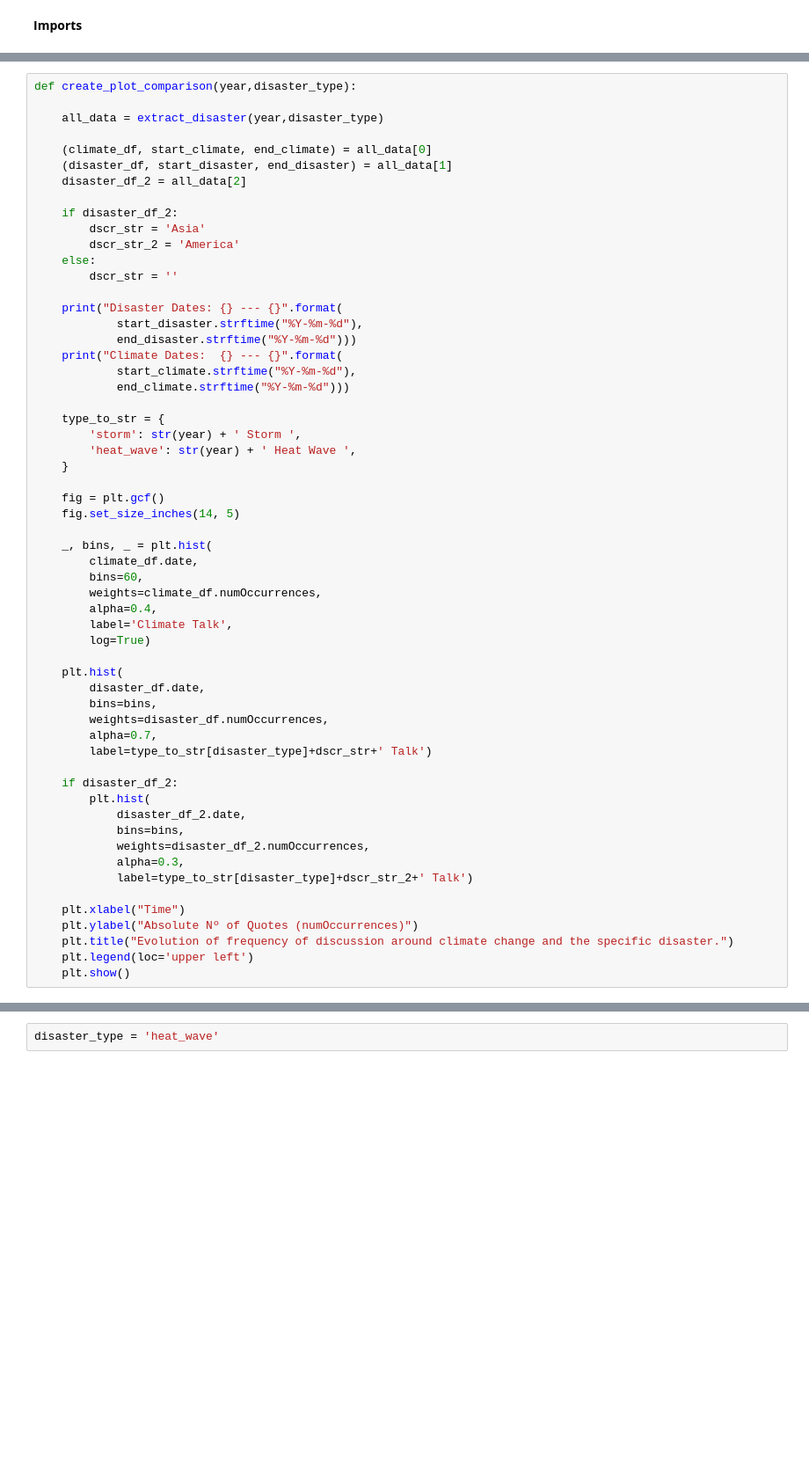
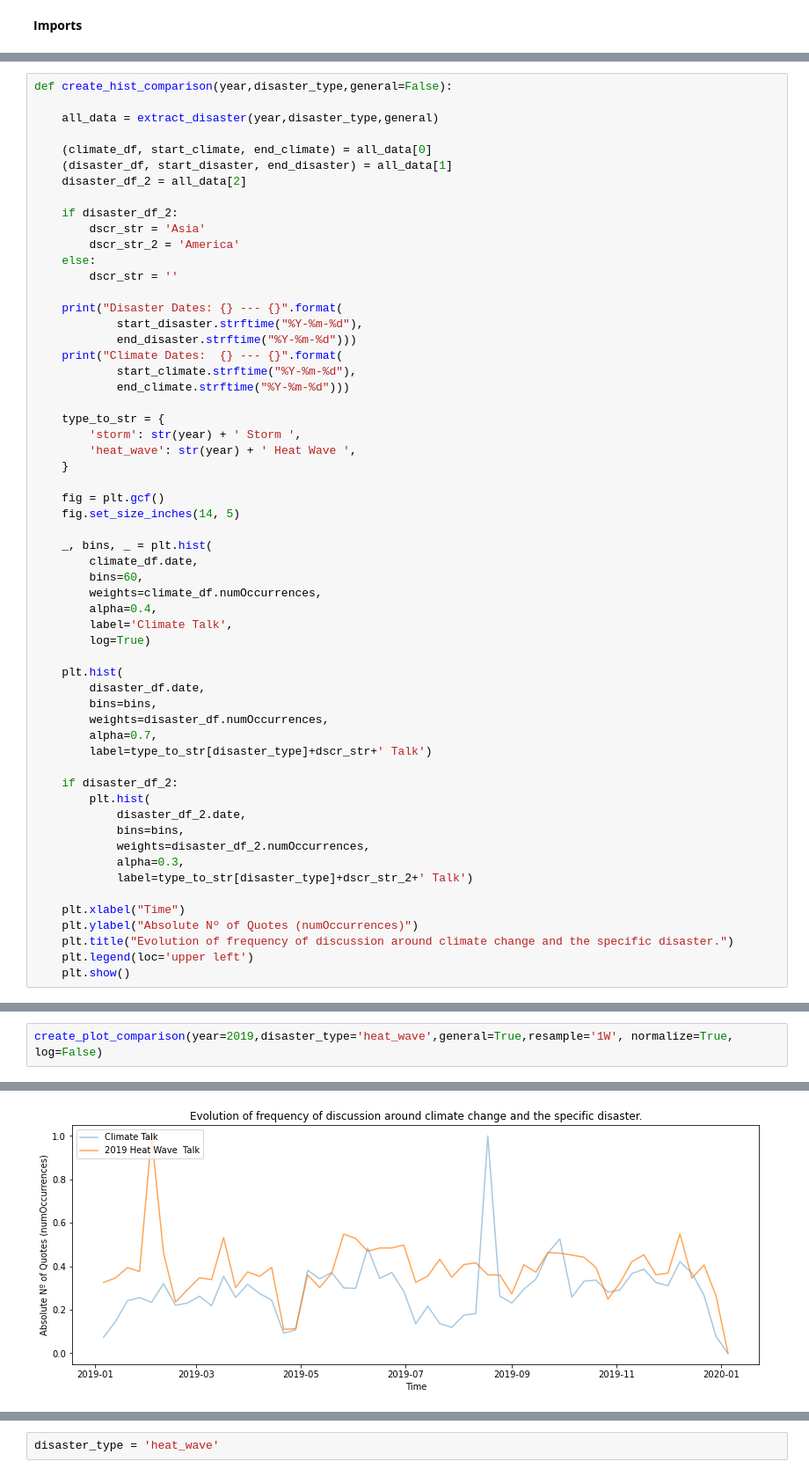
Before and after one commit to epfl-ada/ada-2021-project-data-alchemy, a Jupyter notebook: analysis.ipynb, the cells around one changed output, grey strips where cells are left out. Shown: that part at 88% size. Cells and saved outputs as stored; diff of their text form; blank space fills up the shorter version.

```diff
--- a/analysis.ipynb
+++ b/analysis.ipynb
@@ -38,9 +51,9 @@ def extract_disaster(year,disaster_type):
 
     return (climate_df, start_climate, end_climate), (disaster_df, start_disaster, end_disaster), disaster_df_2
 # %%
-def create_plot_comparison(year,disaster_type):
+def create_hist_comparison(year,disaster_type,general=False):
 
-    all_data = extract_disaster(year,disaster_type)
+    all_data = extract_disaster(year,disaster_type,general)
 
     (climate_df, start_climate, end_climate) = all_data[0]
     (disaster_df, start_disaster, end_disaster) = all_data[1]
@@ -97,0 +240,3 @@ def create_plot_comparison(year,disaster_type):
+# %%
+create_plot_comparison(year=2019,disaster_type='heat_wave',general=True,resample='1W', normalize=True, log=False)
+# %% [output]
@@ -97,0 +245 @@ def create_plot_comparison(year,disaster_type):
+[figure, added]
```
Also changed, not shown: parts of 42 cells of this notebook, 16 other files.
